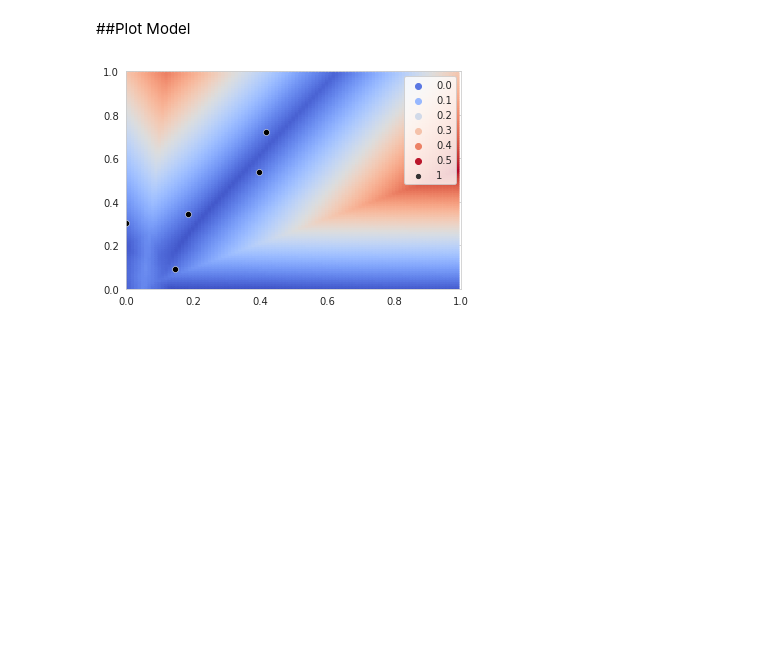
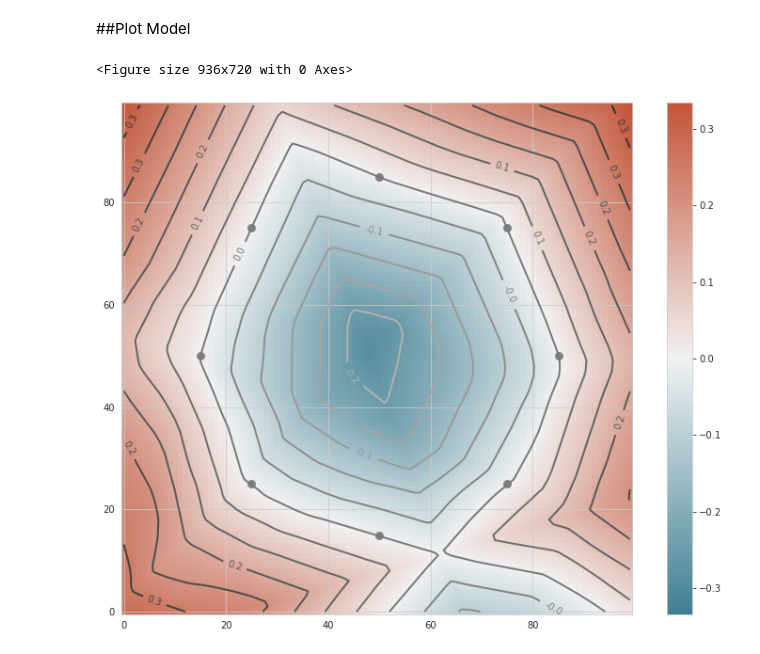
Before and after one commit to Egoago/Onlab, a Jupyter notebook: Önlab.ipynb, the cells around one changed output. Cells and saved outputs as stored; diff of their text form; code cells hidden in the pictures; blank space fills up the shorter version.

```diff
--- a/Önlab.ipynb
+++ b/Önlab.ipynb
@@ -224,20 +215,34 @@ loss on test data: 0.0008827027631923556
 # %% [markdown]
 ##Plot Model
-# %%
-resolution = 100
-grid = np.empty((resolution*resolution,2))
-for y in range(resolution):
-  for x in range(resolution):
-    grid[y*resolution+x] = [x/resolution, y/resolution]
-prediction = model.predict(grid)
-sns.scatterplot(x=grid[:,0],
-                y=grid[:,1],
-                hue = prediction.reshape(-1),
-                size = 1,
-                linewidth = 0,
-                palette='coolwarm')
-sns.scatterplot(x=points[:,0],
-                y=points[:,1],
-                color = 'black').set(xlim=(0,1),ylim=(0,1));
-# %% [output]
-[figure, removed]
+# %%
+from matplotlib import colors
+from numpy import exp,arange
+from pylab import meshgrid,cm,imshow,contour,clabel,colorbar
+
+plt.figure(figsize=(13,10))
+resolution = 100
+grid = np.empty((resolution*resolution,2))
+for y in range(resolution):
+  for x in range(resolution):
+    grid[y*resolution+x] = [x/resolution, y/resolution]
+prediction = np.array(model.predict(grid).reshape((resolution,resolution)))
+grid = []
+
+plt.figure(figsize=(13,10))
+max = np.max(prediction)
+min = np.min(prediction)
+if (abs(min) > max):
+  max = abs(min)
+im = imshow(prediction,
+            cmap = sns.diverging_palette(220, 20, as_cmap=True),
+            origin='lower',norm = colors.Normalize(vmin=-max, vmax=max))
+colorbar(im)
+cset = contour(prediction,arange(-0.6,0.6,0.05),linewidths=2,cmap='gray_r')
+clabel(cset,inline=True,fmt='%1.1f',fontsize=10)
+plot = sns.scatterplot(x=points[:,0]*resolution,
+                y=points[:,1]*resolution,
+                color = 'grey',
+                s = 80, linewidth = 0)
+# %% [output]
+<Figure size 936x720 with 0 Axes>
+[figure, added]
```
Also changed, not shown: parts of 6 cells of this notebook.
